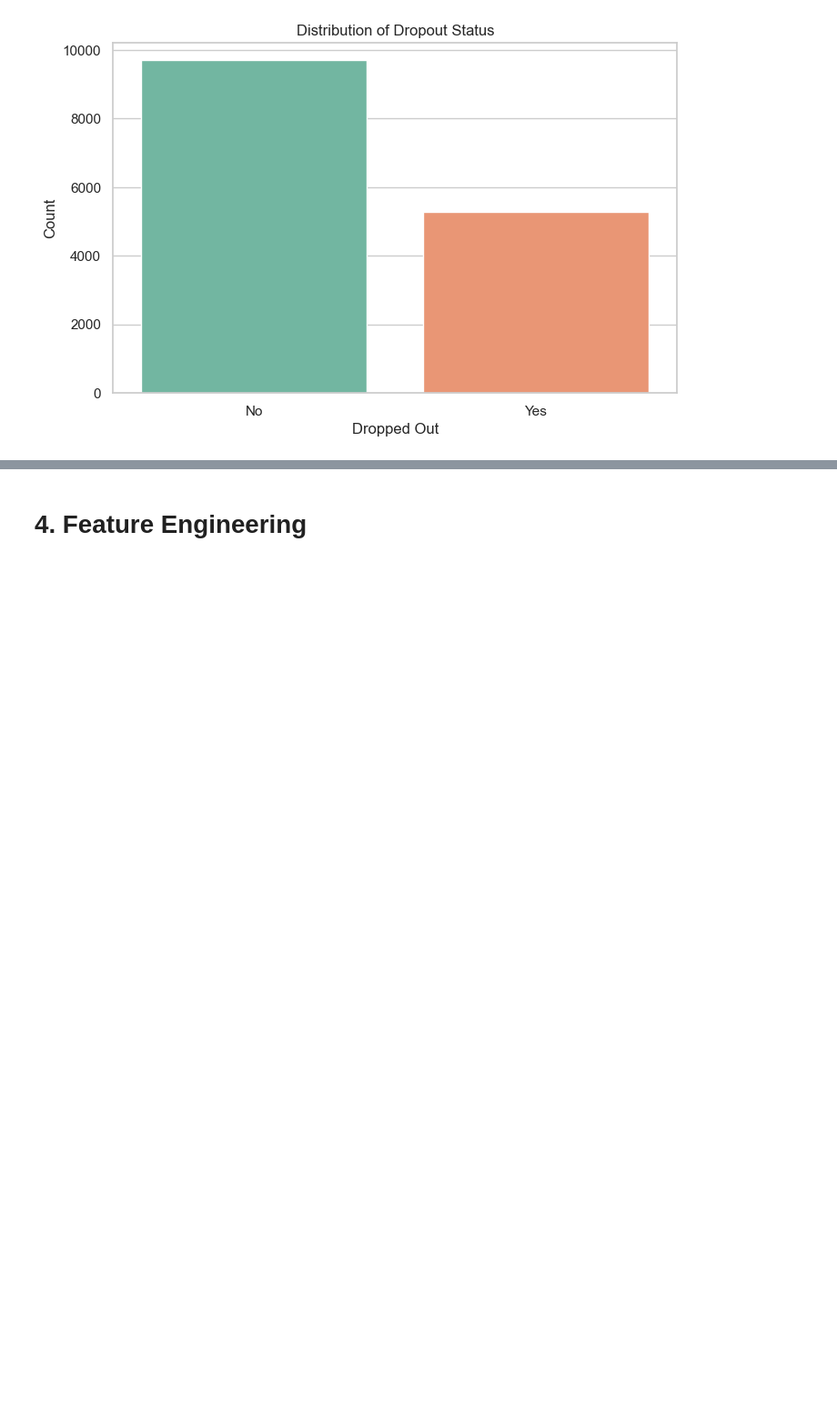
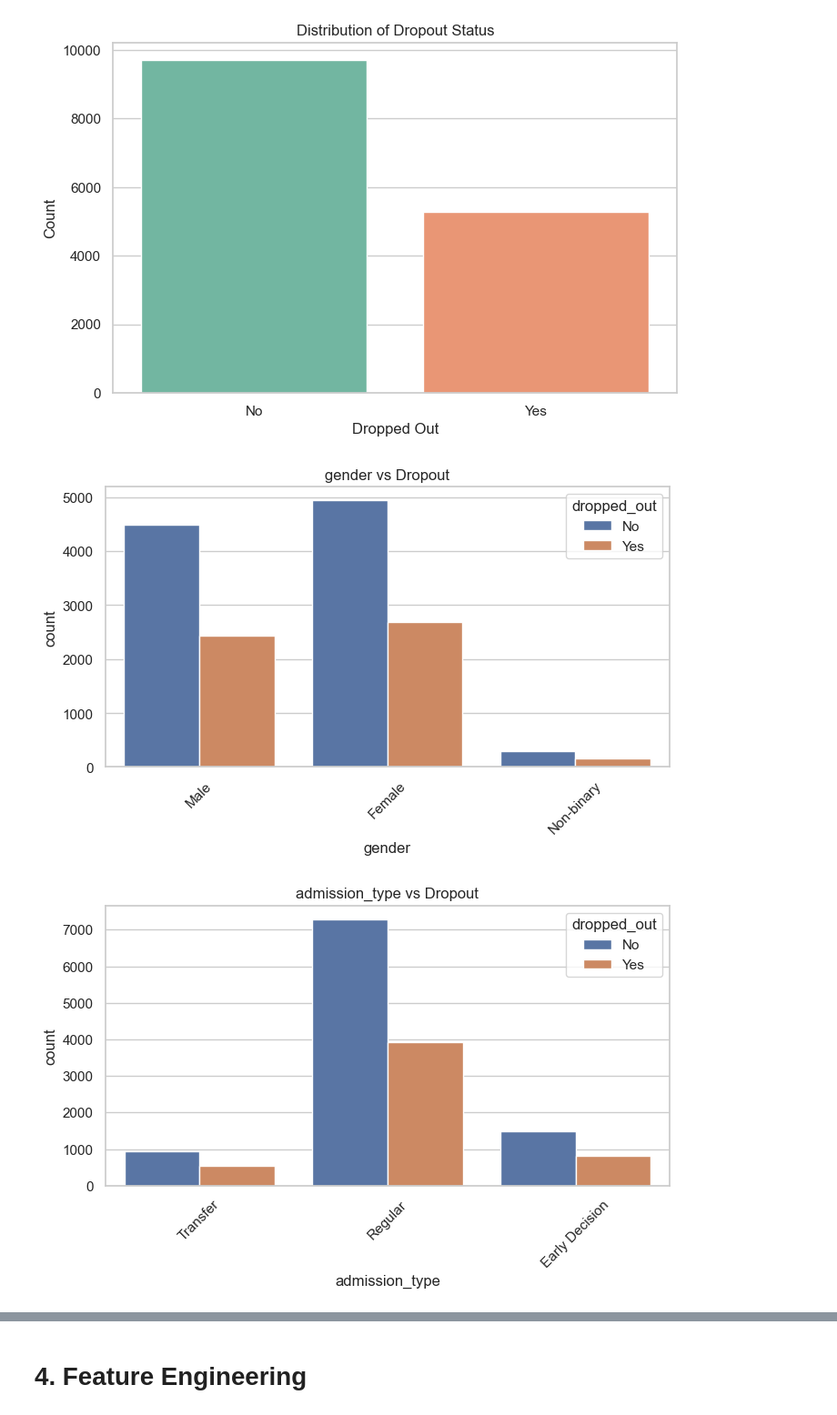
Before and after one commit to RaturiAR7/datascience_handson, a Jupyter notebook: INT_172_AnshulRaturi.ipynb, the cells around one changed output, grey strips where cells are left out. Shown at 91% size. Drawn from its saved outputs; the diff is of its cells as text; code cells hidden in the pictures; blank space fills up the shorter version.

```diff
--- a/INT_172_AnshulRaturi.ipynb
+++ b/INT_172_AnshulRaturi.ipynb
@@ -183,3 +183,15 @@ Passing `palette` without assigning `hue` is deprecated and will be removed in v
 
   sns.countplot(data=df, x='dropped_out', palette='Set2')
 [figure]
+# %%
+cat_cols = ['gender', 'admission_type', 'major']
+
+for col in cat_cols:
+    plt.figure(figsize=(8,4))
+    sns.countplot(x=col, hue='dropped_out', data=df)
+    plt.title(f"{col} vs Dropout")
+    plt.xticks(rotation=45)
+    plt.show()
+# %% [output]
+[figure, added]
+[figure, added]
```
Also changed, not shown: parts of 12 cells of this notebook.
